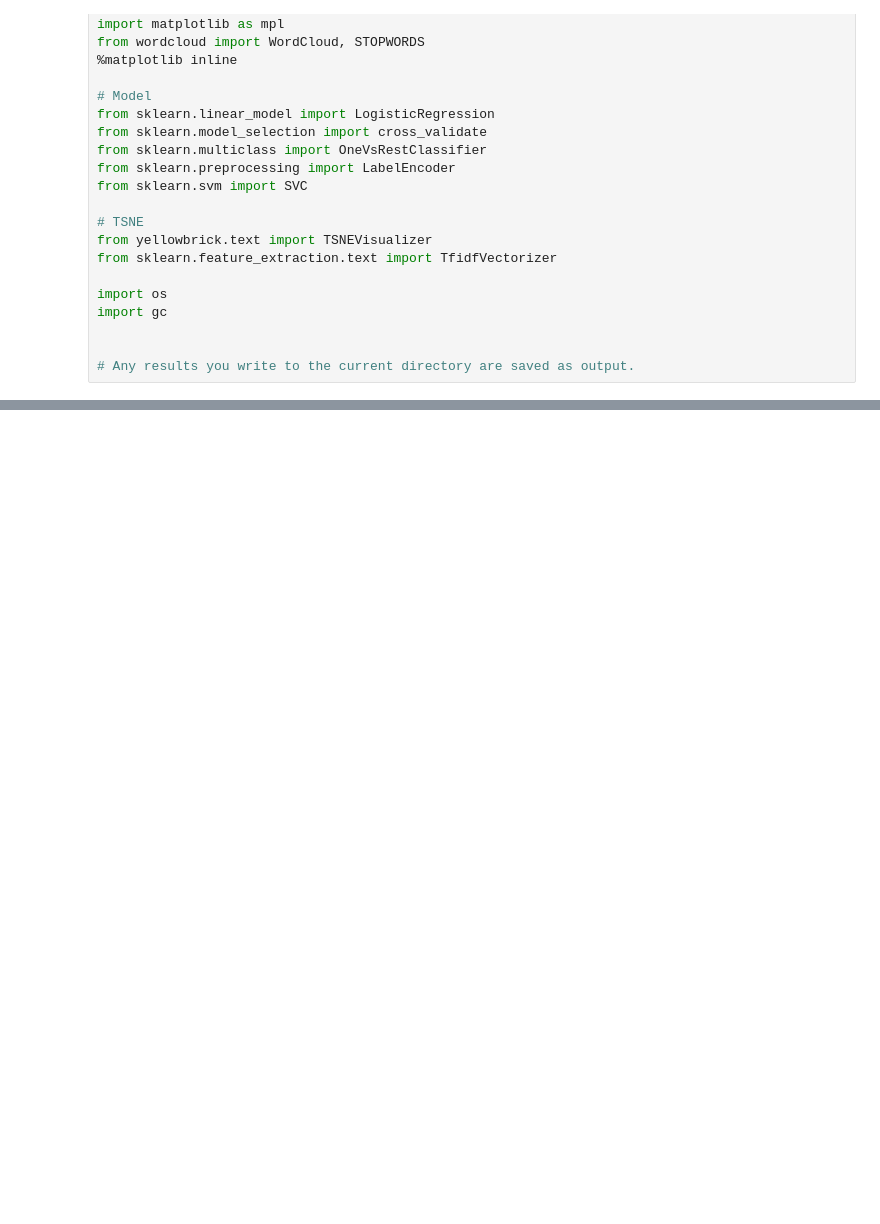
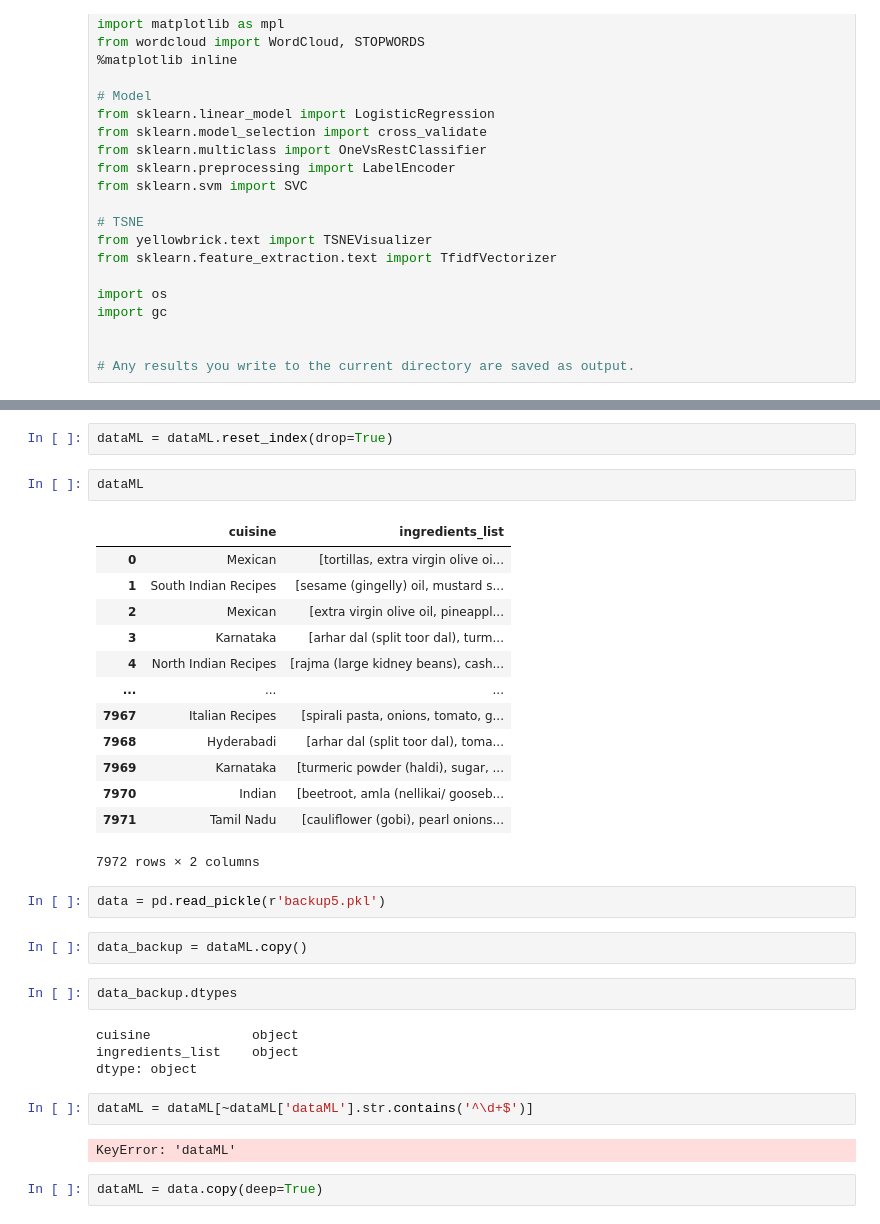
Before and after one commit to samcana/final-project, a Jupyter notebook: ML_Predictor_Maybe.ipynb, the cells around one changed output, grey strips where cells are left out. Cells and saved outputs as stored; diff of their text form; blank space fills up the shorter version.

```diff
--- a/ML_Predictor_Maybe.ipynb
+++ b/ML_Predictor_Maybe.ipynb
@@ -52,0 +37,34 @@ data
+# %%
+dataML = dataML.reset_index(drop=True)
+# %%
+dataML
+# %% [output]
+|  | cuisine | ingredients_list |
+| 0 | Mexican | [tortillas, extra virgin olive oi... |
+| 1 | South Indian Recipes | [sesame (gingelly) oil, mustard s... |
+| 2 | Mexican | [extra virgin olive oil, pineappl... |
+| 3 | Karnataka | [arhar dal (split toor dal), turm... |
+| 4 | North Indian Recipes | [rajma (large kidney beans), cash... |
+| ... | ... | ... |
+| 7967 | Italian Recipes | [spirali pasta, onions, tomato, g... |
+| 7968 | Hyderabadi | [arhar dal (split toor dal), toma... |
+| 7969 | Karnataka | [turmeric powder (haldi), sugar, ... |
+| 7970 | Indian | [beetroot, amla (nellikai/ gooseb... |
+| 7971 | Tamil Nadu | [cauliflower (gobi), pearl onions... |
+7972 rows × 2 columns
+# %%
+data = pd.read_pickle(r'backup5.pkl')
+# %%
+data_backup = dataML.copy()
+# %%
+data_backup.dtypes
+# %% [output]
+cuisine             object
+ingredients_list    object
+dtype: object
+# %%
+dataML = dataML[~dataML['dataML'].str.contains('^\d+$')]
+# %% [output]
+KeyError: 'dataML'
+# %%
+dataML = data.copy(deep=True)
```
Also changed, not shown: parts of 32 cells of this notebook, 13 other files.
